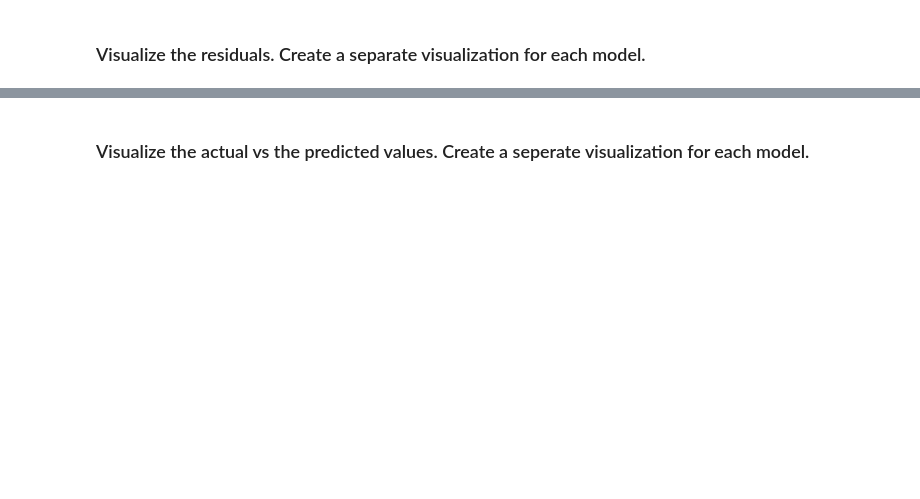
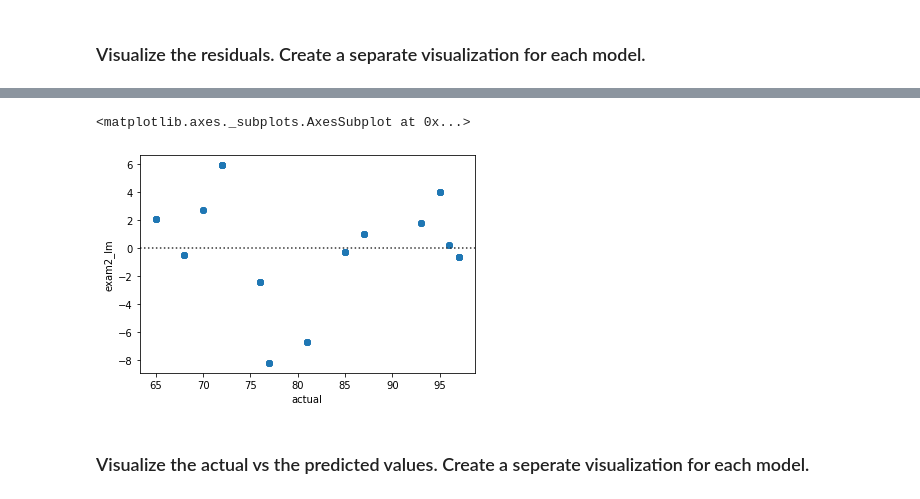
Before and after one commit to brandireger/ds-methodologies-exercises, a Jupyter notebook: regression/model.ipynb, the cells around one changed output, grey strips where cells are left out. Cells and saved outputs as stored; diff of their text form; code cells hidden in the pictures; blank space fills up the shorter version.

```diff
--- a/regression/model.ipynb
+++ b/regression/model.ipynb
@@ -86,2 +92,7 @@ MSE1, MSE2
+# %%
+sns.residplot(predictions.actual, predictions.exam2_lm)
+# %% [output]
+<matplotlib.axes._subplots.AxesSubplot at 0x...>
+[figure, added]
 # %% [markdown]
 ### Visualize the actual vs the predicted values. Create a seperate visualization for each model.
```
Also changed, not shown: parts of 25 cells of this notebook.
